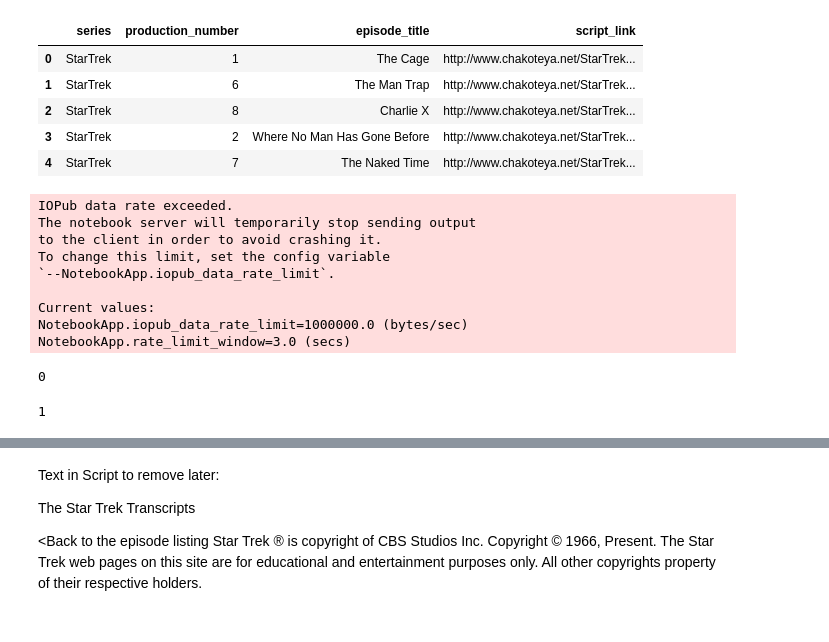
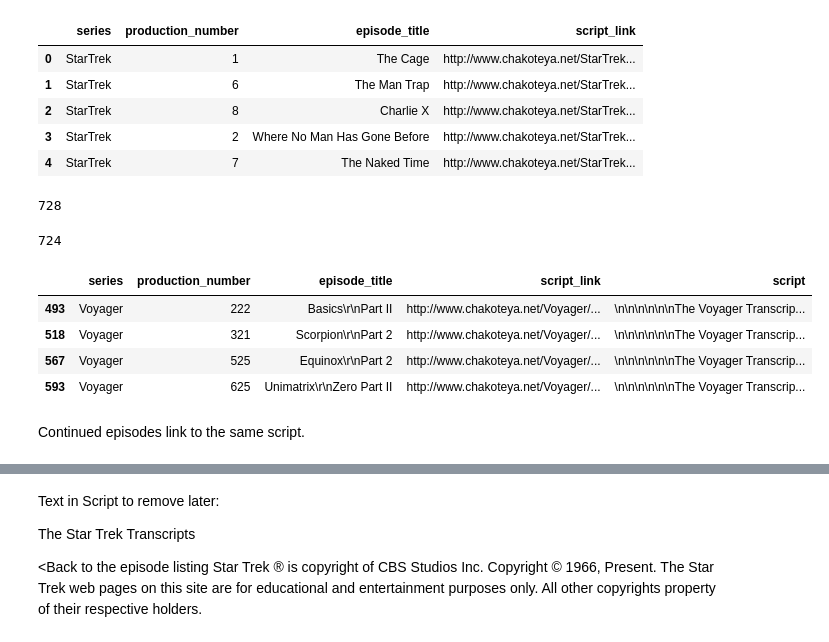
Before and after one commit to mediasittich/bayesian_topic_modeling_lda, a Jupyter notebook: notebooks/Data Collection.ipynb, the cells around one changed output, grey strips where cells are left out. Drawn from its saved outputs; the diff is of its cells as text; code cells hidden in the pictures.

Commit message:
fix transcript scraping & export resulting dataset

```diff
--- a/notebooks/Data Collection.ipynb
+++ b/notebooks/Data Collection.ipynb
@@ -160,34 +160,32 @@ episodes_df.head()
 # %%
 script_list = []
 
-for row in episodes_df.itertuples():
-    print(row)
-
-    #response = requests.get(url)
-    #content = response.content
-    #parser = BeautifulSoup(content, 'html.parser')
-    #text = parser.text
-    #script_list.append(text)
+for row in episodes_df['script_link']:
+    response = requests.get(row)
+    content = response.content
+    parser = BeautifulSoup(content, 'html.parser')
+    text = parser.text
+    script_list.append(text)
-# %% [output]
-IOPub data rate exceeded.
-The notebook server will temporarily stop sending output
-to the client in order to avoid crashing it.
-To change this limit, set the config variable
-`--NotebookApp.iopub_data_rate_limit`.
-
-Current values:
-NotebookApp.iopub_data_rate_limit=1000000.0 (bytes/sec)
-NotebookApp.rate_limit_window=3.0 (secs)
 # %%
 len(script_list)
 # %% [output]
-0
+728
-# %%
-episodes_df['script'].nunique()
-# %% [output]
-1
 # %%
 episodes_df['script'] = script_list
+# %%
+episodes_df['script'].nunique()
+# %% [output]
+724
+# %%
+episodes_df[episodes_df.duplicated(['script'])]
+# %% [output]
+|  | series | production_number | episode_title | script_link | script |
+| 493 | Voyager | 222 | Basics\r\nPart II | http://www.chakoteya.net/Voyager/... | \n\n\n\n\n\nThe Voyager Transcrip... |
+| 518 | Voyager | 321 | Scorpion\r\nPart 2 | http://www.chakoteya.net/Voyager/... | \n\n\n\n\n\nThe Voyager Transcrip... |
+| 567 | Voyager | 525 | Equinox\r\nPart 2 | http://www.chakoteya.net/Voyager/... | \n\n\n\n\n\nThe Voyager Transcrip... |
+| 593 | Voyager | 625 | Unimatrix\r\nZero Part II | http://www.chakoteya.net/Voyager/... | \n\n\n\n\n\nThe Voyager Transcrip... |
+# %% [markdown]
+Continued episodes link to the same script.
 # %%
 episodes_df.head()
 # %% [output]
```
Also changed, not shown: parts of 1 cell of this notebook, 1 other file.
